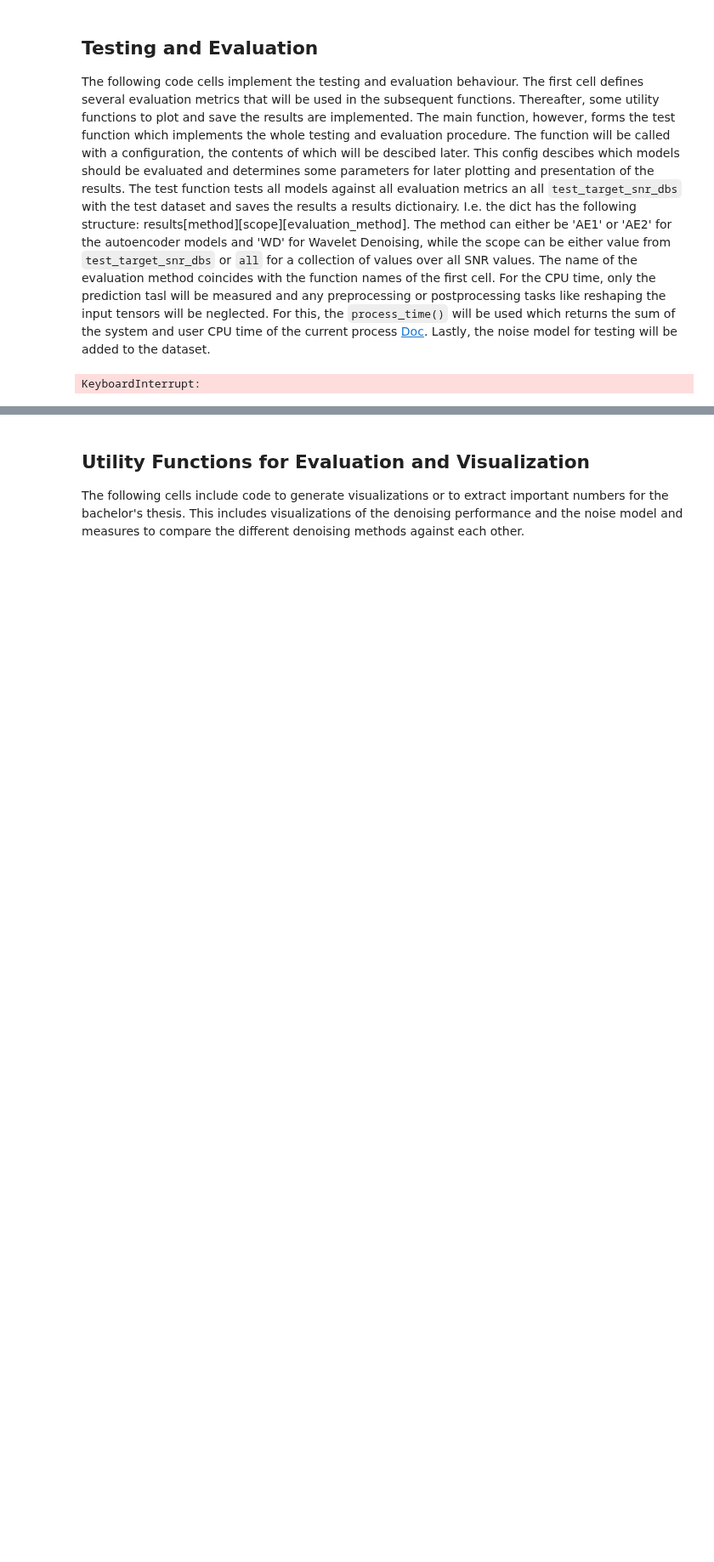
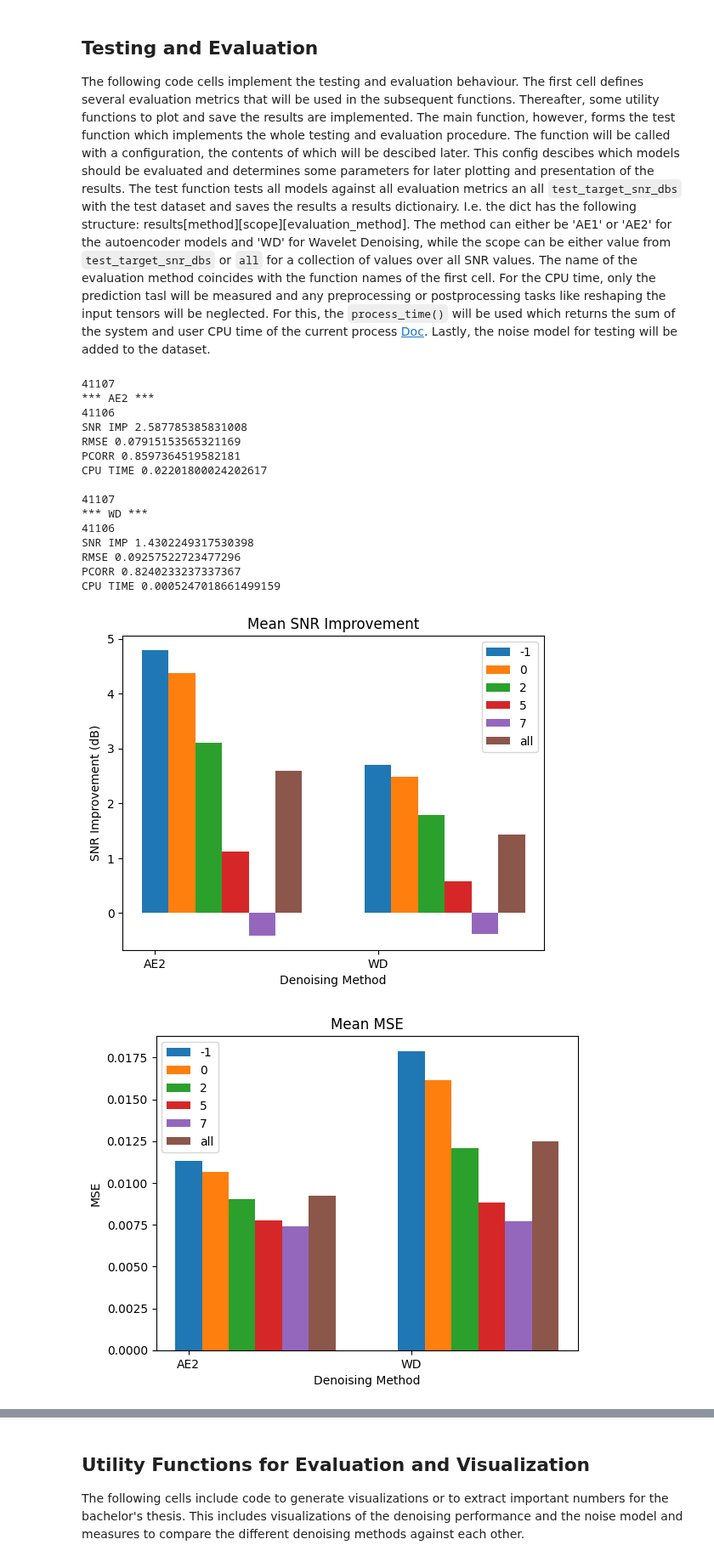
Before and after one commit to jonasburian/Bachelor-Thesis-Project, a Jupyter notebook: project.ipynb, the cells around one changed output, grey strips where cells are left out. Shown at 85% size. Drawn from its saved outputs; the diff is of its cells as text; code cells hidden in the pictures; blank space fills up the shorter version.

```diff
--- a/project.ipynb
+++ b/project.ipynb
@@ -521,7 +521,7 @@ def load_data(directory, datasets, sampling_rate, window_size, step_size, transf
     return torch.utils.data.random_split(dataset, [train_size, test_size])
 # %%
 # Imports the dataset and splits it into a train and test subset.
-train_dataset, test_dataset = load_data(data_directory, ['CEBS', 'D2', 'IEEE'], sampling_rate, window_size, step_size, transform=ToTensor(), ecg=True, noise=True, is_bandpass=False, train_prop=0.8)
+train_dataset, test_dataset = load_data(data_directory, ['CEBS', 'D2', 'IEEE'], sampling_rate, window_size, step_size, transform=ToTensor(), ecg=False, noise=True, is_bandpass=False, train_prop=0.8)
 # %% [output]
 Loading CEBS
         Loaded 111514 samples
@@ -997,7 +1001,7 @@ def test(config):
                 model.load_state_dict(torch.load(os.path.join(model_directory, config['models'][i]), map_location=torch.device(device)))
                 model.eval()
             elif method in ['AE2', 'ECG']:
-                model = DeNoise2(layer_size=128).to(device)
+                model = DeNoise2(layer_size=256).to(device)
                 model.load_state_dict(torch.load(os.path.join(model_directory, config['models'][i]), map_location=torch.device(device)))
                 model.eval()
 
@@ -1128,35 +1132,51 @@ config2 = {
     'models': ['model_2.pth', 'new/normal/m2_128_20.pth'],
     'labels': ['AE2', 'WD'],
     'target_snr_print': [-1, 0, 2, 5, 7], # [-1, 0, 2, 5, 7]
-    'bandpass': False,
+    'bandpass': True,
     'ecg': False,
     'ecg_model': None,
     'xlabel': 'Denoising Method'
 }
 
 config3_1 = {
     'methods': ['ECG'],
     'models': ['model_2.pth'],
     'labels': ['AE2'],
-    'target_snr_print': [], # [-1, 0, 2, 5, 7]
+    'target_snr_print': [-1, 0, 2, 5, 7], # [-1, 0, 2, 5, 7]
     'bandpass': False,
     'ecg': False,
     'ecg_model': None,
     'xlabel': 'Denoising Method'
 }
 
 config3_2 = {
     'methods': ['AE1', 'AE2', 'WD'],
     'models': ['model_1.pth', 'model_1', 'old/normal_full/model_2_1024_relu_extended_10.pth', 'old/normal_full/model_2_1024_relu_extended_20.pth'],
     'labels': ['AE1', 'AE2', 'WD'],
     'target_snr_print': [-1, 0, 1, 3, 8], # [-1, 0, 0.5, 1, 3, 5, 8]
     'bandpass': False,
     'ecg': True,
     'ecg_model': 'ecg/model_2.pth',
     'xlabel': 'Denoising Method'
 }
 
-results = test(config3_1)
-# save_results('./results/2/', results, config3_1)
+results = test(config2)
+save_results('./results/2/', results, config2)
 # %% [output]
-KeyboardInterrupt:
+41107
+*** AE2 ***
+41106
+SNR IMP 2.587785385831008
+RMSE 0.07915153565321169
+PCORR 0.8597364519582181
+CPU TIME 0.02201800024202617
+
+41107
+*** WD ***
+41106
+SNR IMP 1.4302249317530398
+RMSE 0.09257522723477296
+PCORR 0.8240233237337367
+CPU TIME 0.0005247018661499159
+[figure, added]
+[figure, added]
```
Also changed, not shown: parts of 5 cells of this notebook, 2 other files.
